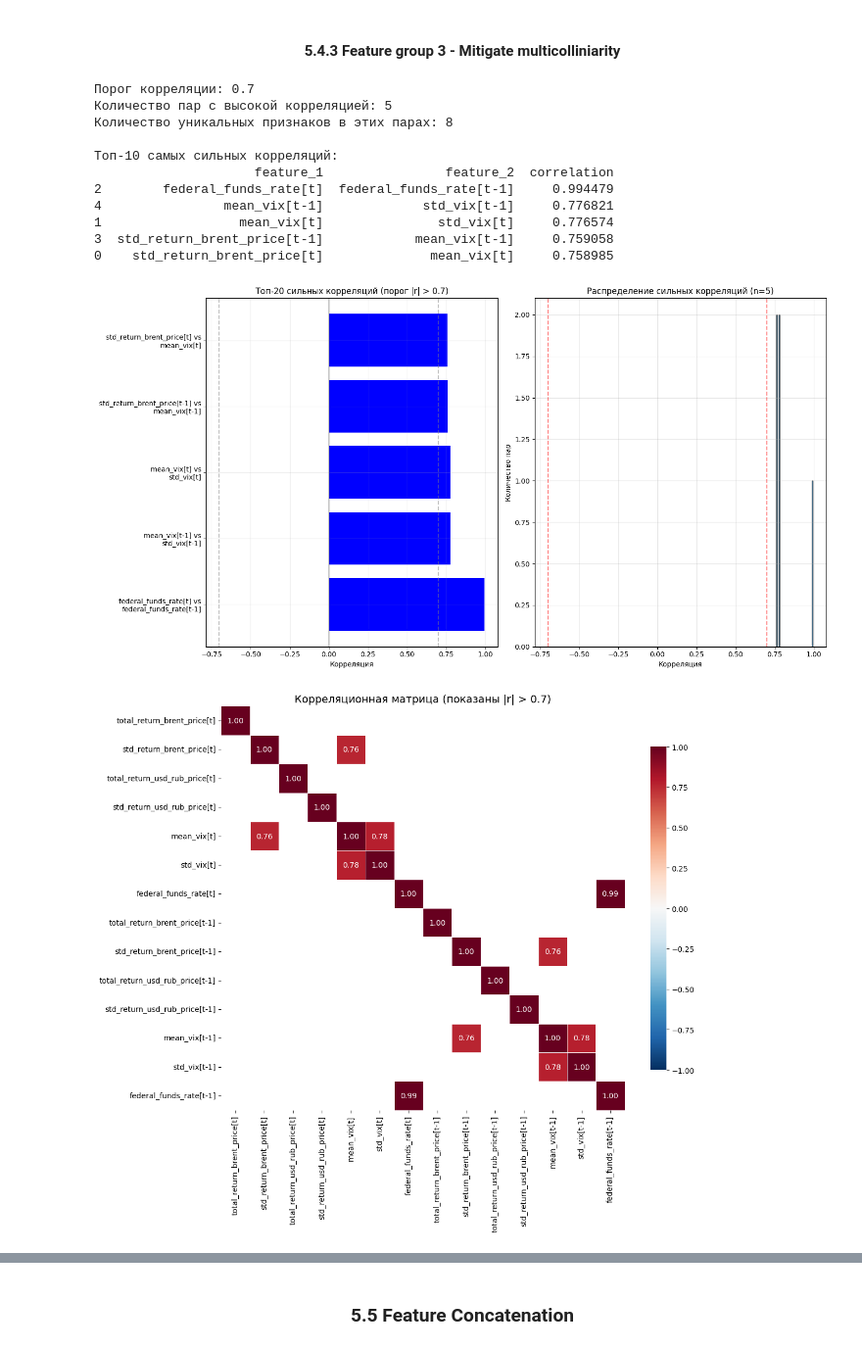
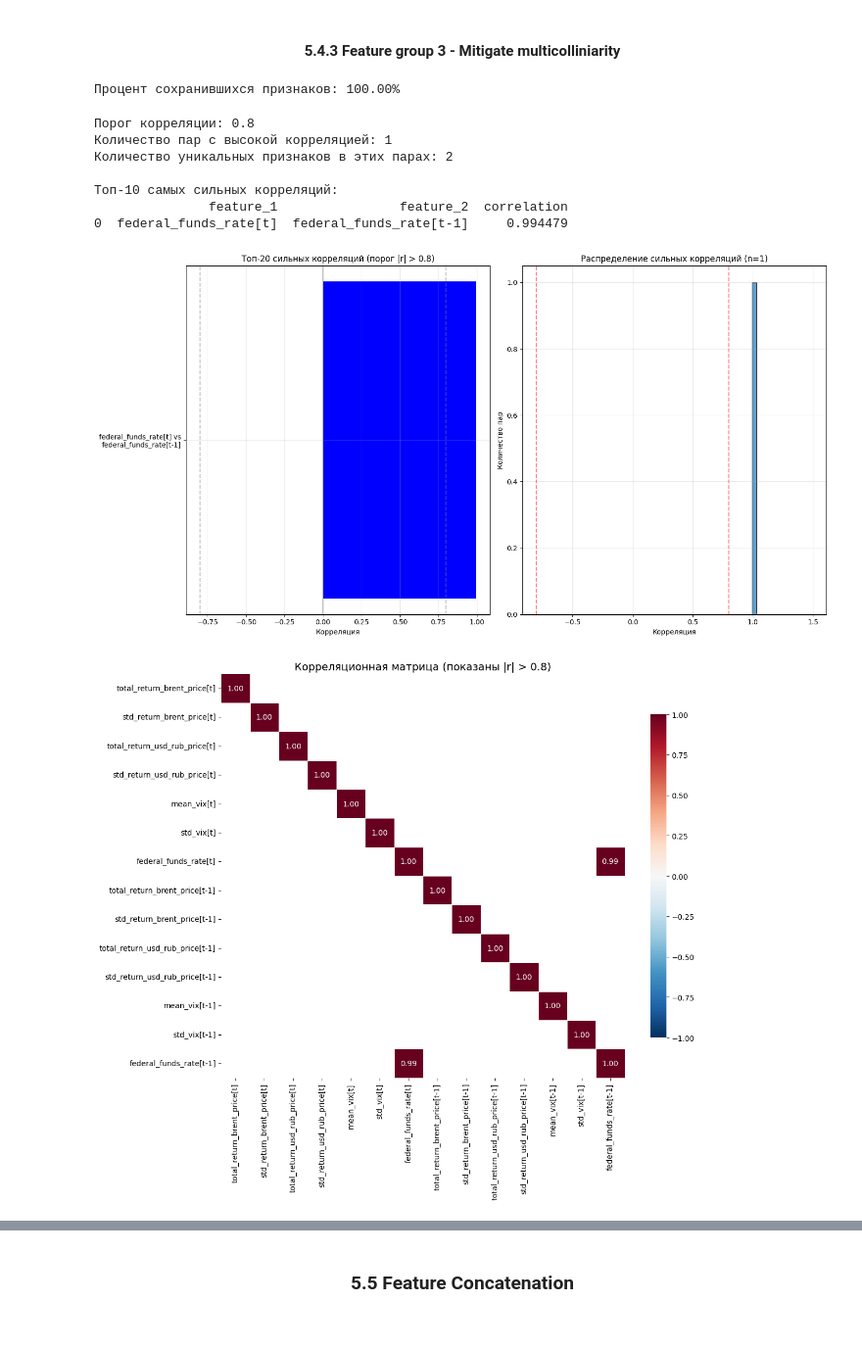
Before and after one commit to KoRoJIeBu4/REDUNDANCY-TESTS-OF-MOMENT-CONDITIONS-APPLIED-TO-MACROECONOMIC-MODELS, a Jupyter notebook: main.ipynb, the cells around one changed output, grey strips where cells are left out. Shown at 98% size. Saved outputs shown, nothing was run; the diff lists cells and outputs as text; code cells hidden in the pictures.

```diff
--- a/main.ipynb
+++ b/main.ipynb
@@ -524,7 +526,7 @@ feature_group_3 = pd.read_excel("data/datasets/features/feature_group_3.xlsx", i
 groups = [feature_group_1, feature_group_2, feature_group_3]
 
 # Порог корреляции для определения мультиколлинеарности
-THRESHOLD = 0.7
+THRESHOLD = 0.8
 
 pd.DataFrame({
     "Группа признаков" : ["Монетарно-финансовый блок", "Блок фундаментальных макроэкономических условий", "Внешний блок"],
@@ -632,21 +669,27 @@ cleaned_feature_group_2.to_excel('data/datasets/features/cleaned_feature_group_2
 # %% [markdown]
 #### <center> 5.4.3 Feature group 3 - Mitigate multicolliniarity <center>
+# %%
+feature_group_3, report = utilities.filter_stationary_series(
+    feature_group_3.set_index('date'),
+    alpha=1,
+    regression="ct",
+    verbose=False
+)
+print(f"Процент сохранившихся признаков: {report['stationary'].mean() * 100:.2f}%")
+# %% [output]
+Процент сохранившихся признаков: 100.00%
 # %%
-high_corr_df, corr_matrix = utilities.analyze_high_correlations(feature_group_3.drop('date', axis=1), threshold=THRESHOLD)
+high_corr_df, corr_matrix = utilities.analyze_high_correlations(feature_group_3, threshold=THRESHOLD)
 utilities.plot_high_correlations(high_corr_df, THRESHOLD)
 utilities.plot_correlation_heatmap_with_threshold(corr_matrix, THRESHOLD)
 # %% [output]
-Порог корреляции: 0.7
-Количество пар с высокой корреляцией: 5
-Количество уникальных признаков в этих парах: 8
+Порог корреляции: 0.8
+Количество пар с высокой корреляцией: 1
+Количество уникальных признаков в этих парах: 2
 
 Топ-10 самых сильных корреляций:
-                     feature_1                feature_2  correlation
-2        federal_funds_rate[t]  federal_funds_rate[t-1]     0.994479
-4                mean_vix[t-1]             std_vix[t-1]     0.776821
-1                  mean_vix[t]               std_vix[t]     0.776574
-3  std_return_brent_price[t-1]            mean_vix[t-1]     0.759058
-0    std_return_brent_price[t]              mean_vix[t]     0.758985
+               feature_1                feature_2  correlation
+0  federal_funds_rate[t]  federal_funds_rate[t-1]     0.994479
-[figure, old version]
+[figure, new version]
-[figure, old version]
+[figure, new version]
 # %%
```
Also changed, not shown: parts of 53 cells of this notebook, 18 other files.
